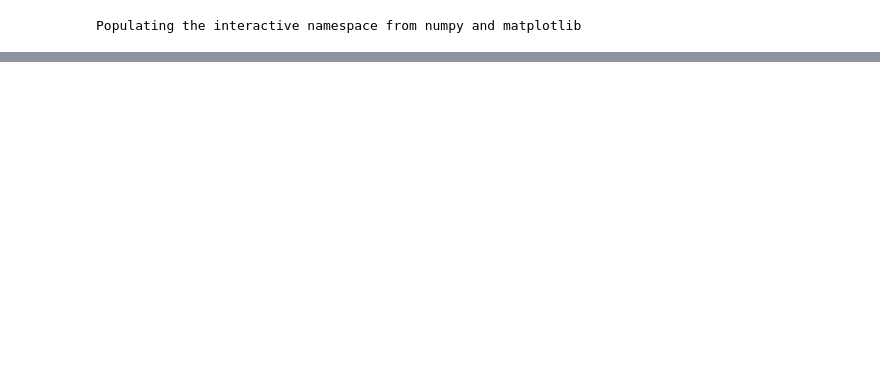
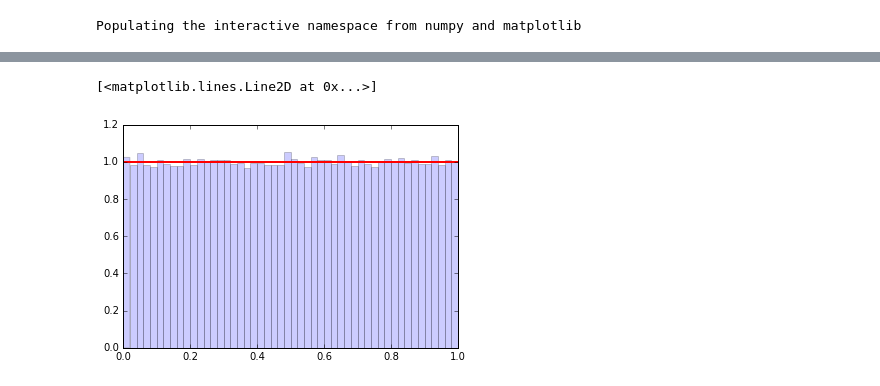
Before and after one commit to cranmer/intro-exp-phys-II, a Jupyter notebook: Central-Limit-Theorem.ipynb, the cells around one changed output, grey strips where cells are left out. Cells and saved outputs as stored; diff of their text form; code cells hidden in the pictures; blank space fills up the shorter version.

```diff
--- a/Central-Limit-Theorem.ipynb
+++ b/Central-Limit-Theorem.ipynb
@@ -26,0 +83,18 @@ from scipy.stats import norm
+# %%
+# Here's another example of usage
+dist = distributions.Dist_kc90_2()
+rvs = dist.rvs(n_samples)
+counts, bins, edges = plt.hist(rvs, bins=50, normed=True, alpha =0.2)
+
+# depending on how you write the code for pdf,
+# it might not support "broadcasting" with a numpy array.
+# For instance, this won't work
+#plt.plot(bins, dist.pdf(bins), c='r', lw=2)
+# but this will
+y = []
+for bin in bins:
+    y.append(dist.pdf(bin))
+plt.plot(bins, y, c='r', lw=2)
+# %% [output]
+[<matplotlib.lines.Line2D at 0x...>]
+[figure, added]
```
Also changed, not shown: parts of 31 cells of this notebook, 2 other files.
